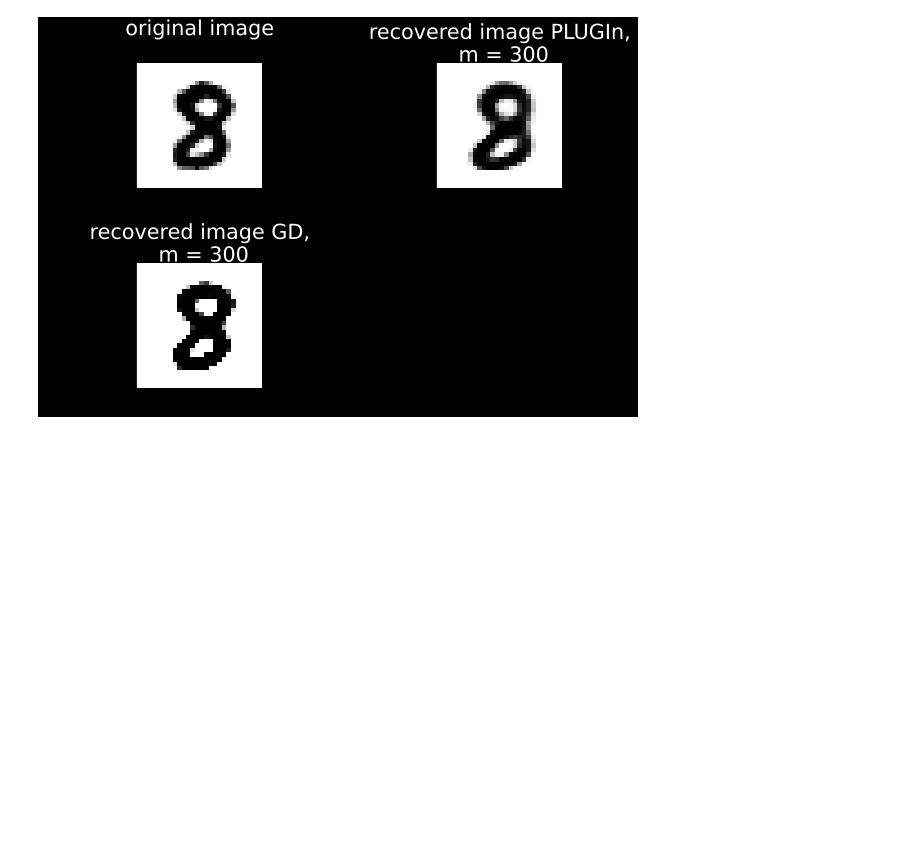
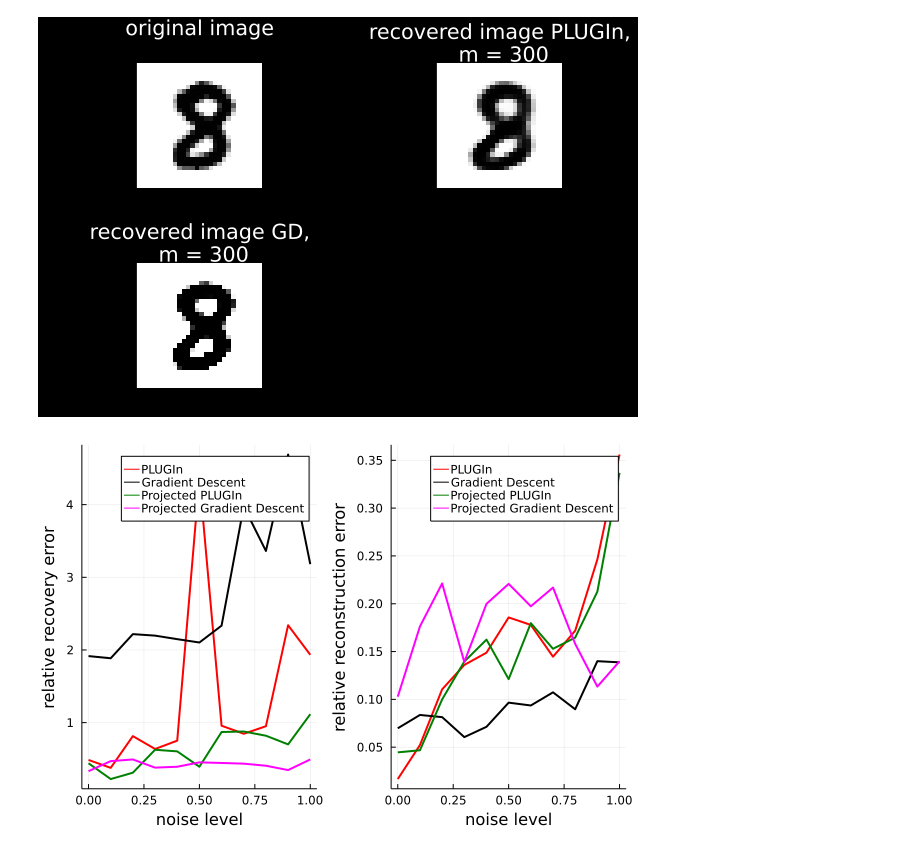
Before and after one commit to babhrujoshi/PLUGIn_Julia, a Jupyter notebook: PLUGIn_CS.ipynb, the cells around one changed output. Cells and saved outputs as stored; diff of their text form; code cells hidden in the pictures; blank space fills up the shorter version.

```diff
--- a/PLUGIn_CS.ipynb
+++ b/PLUGIn_CS.ipynb
@@ -1006,14 +1000,16 @@ plot(p1, p2, p3, layout = 3)
 # %%
 plot(noise_level_list, recov_error_PLUGIn, label = "PLUGIn", xlabel = "relative noise level", ylabel = "relative recovery error", linewidth = 2, color =:red)
 plot!(noise_level_list, recov_error_GD, label = "Gradient Descent", xlabel = "noise level", ylabel = "relative recovery error", linewidth = 2, color =:black)
 plot!(noise_level_list, recov_error_PLUGIn_proj, label = "Projected PLUGIn", xlabel = "relative noise level", ylabel = "relative recovery error", linewidth = 2, color =:green)
 p1 = plot!(noise_level_list, recov_error_GD_proj, label = "Projected Gradient Descent", xlabel = "noise level", ylabel = "relative recovery error", linewidth = 2, color =:magenta)
 
 plot(noise_level_list, recon_error_PLUGIn, label = "PLUGIn", xlabel = "relative noise level", ylabel = "relative reconstruction error", linewidth = 2, color =:red)
 plot!(noise_level_list, recon_error_GD, label = "Gradient Descent", xlabel = "noise level", ylabel = "relative reconstruction error", linewidth = 2, color =:black)
 plot!(noise_level_list, recon_error_PLUGIn_proj, label = "Projected PLUGIn", xlabel = "relative noise level", ylabel = "relative reconstruction error", linewidth = 2, color =:green)
 p2 = plot!(noise_level_list, recon_error_GD_proj, label = "Projected Gradient Descent", xlabel = "noise level", ylabel = "relative reconstruction error", linewidth = 2, color =:magenta)
 
 plot(p1, p2, layout = (1,2))
-savefig("result/talk/CS_results/CS_comparision_MNIST.pdf")
+# savefig("result/talk/CS_results/CS_comparision_MNIST.pdf")
 # plot(p1, p2, layout = (1,2))
+# %% [output]
+[figure, added]
```
Also changed, not shown: parts of 6 cells of this notebook, 11 other files.
